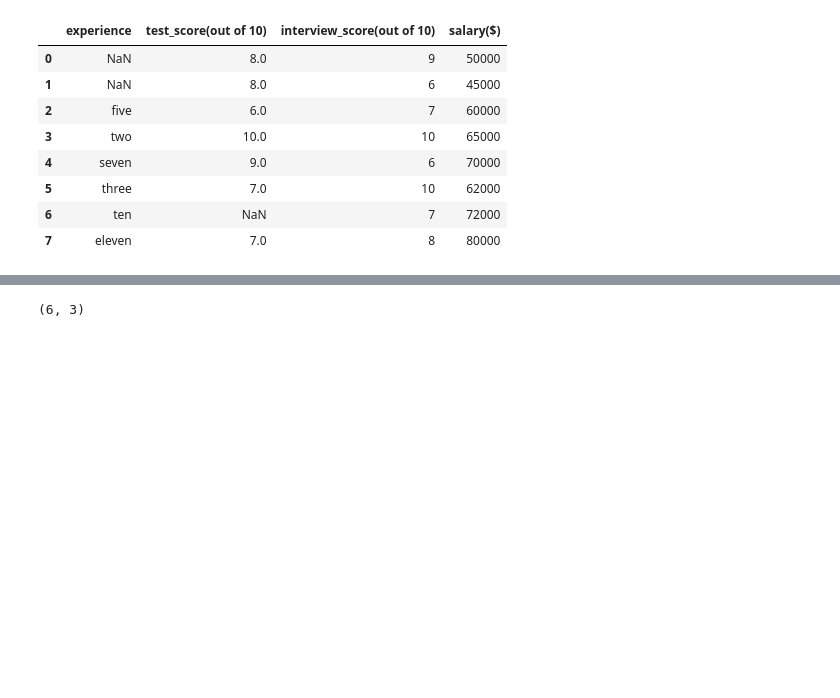
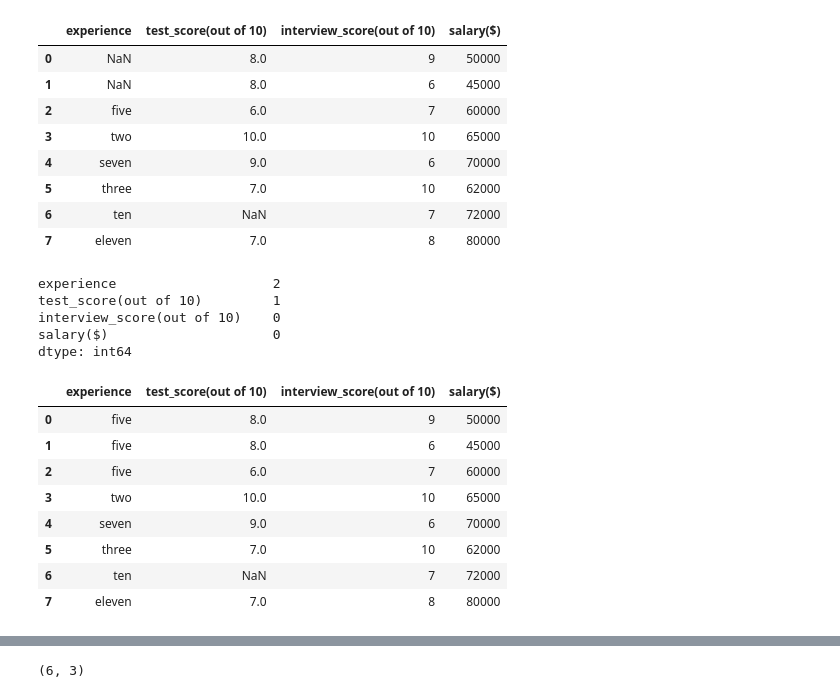
Before and after one commit to hariThorve/machineLearningJourney, a Jupyter notebook: multiVariableLinearRegression.ipynb, the cells around one changed output, grey strips where cells are left out. Cells and saved outputs as stored; diff of their text form; code cells hidden in the pictures; blank space fills up the shorter version.

```diff
--- a/multiVariableLinearRegression.ipynb
+++ b/multiVariableLinearRegression.ipynb
@@ -15,3 +15,28 @@ data
 | 5 | three | 7.0 | 10 | 62000 |
 | 6 | ten | NaN | 7 | 72000 |
 | 7 | eleven | 7.0 | 8 | 80000 |
+# %%
+# checking whether the data contains any empty values
+
+data.isnull().sum()
+# %% [output]
+experience                    2
+test_score(out of 10)         1
+interview_score(out of 10)    0
+salary($)                     0
+dtype: int64
+# %%
+# filling the null value in experience column through backword filling
+
+data["experience"] = data["experience"].bfill()
+data
+# %% [output]
+|  | experience | test_score(out of 10) | interview_score(out of 10) | salary($) |
+| 0 | five | 8.0 | 9 | 50000 |
+| 1 | five | 8.0 | 6 | 45000 |
+| 2 | five | 6.0 | 7 | 60000 |
+| 3 | two | 10.0 | 10 | 65000 |
+| 4 | seven | 9.0 | 6 | 70000 |
+| 5 | three | 7.0 | 10 | 62000 |
+| 6 | ten | NaN | 7 | 72000 |
+| 7 | eleven | 7.0 | 8 | 80000 |
```
Also changed, not shown: parts of 3 cells of this notebook.
